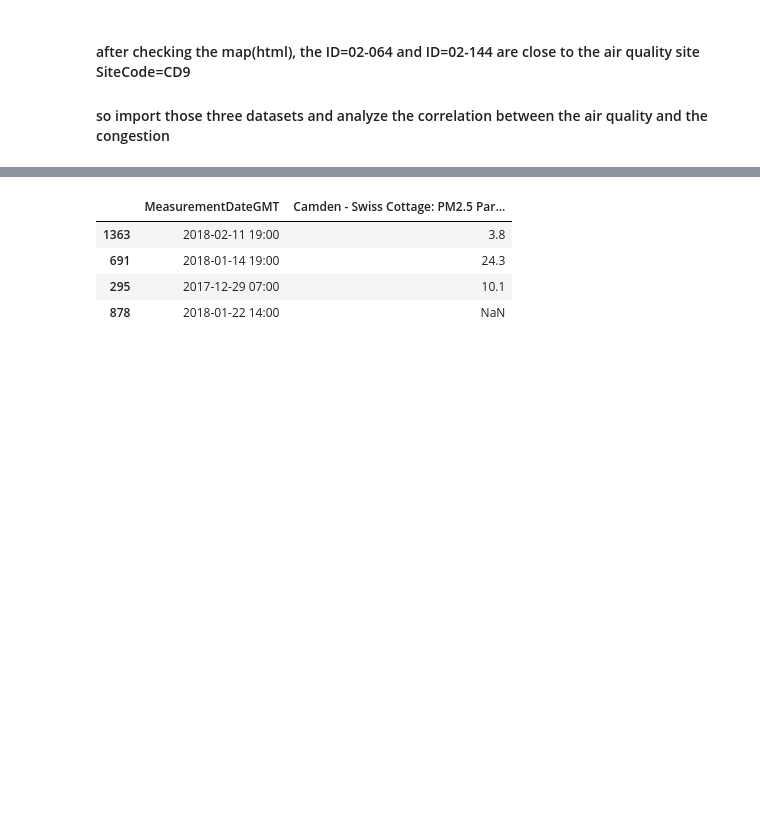
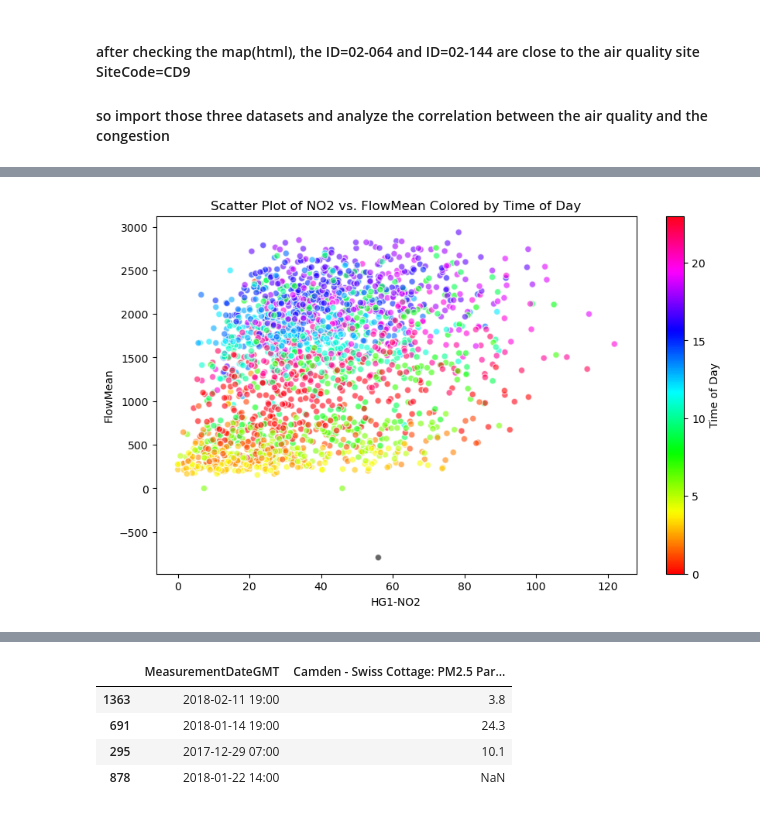
Before and after one commit to BohaoSuCC/2024CUSPLondonDataDive, a Jupyter notebook: 01_BasicCorrelationTest.ipynb, the cells around one changed output, grey strips where cells are left out. Saved outputs shown, nothing was run; the diff lists cells and outputs as text; code cells hidden in the pictures; blank space fills up the shorter version.

```diff
--- a/01_BasicCorrelationTest.ipynb
+++ b/01_BasicCorrelationTest.ipynb
@@ -17,3 +17,84 @@ import statsmodels.api as sm
 
 
 from scipy.stats import spearmanr, kendalltau
+# %%
+AQ_code = "HG1"
+Species_code = "NO2"
+CS_code = "31-027"
+
+url_AQ = f"Data/AirQuality/{Species_code}/{AQ_code}.csv"
+url_CS = f"Data/CongestionScoot/MergedCSVs/{CS_code}.csv"
+
+AQ_test = pd.read_csv(url_AQ)
+CS_test = pd.read_csv(url_CS)
+
+CS_test['DateTimeStr'] = CS_test['Date'] + ' ' + CS_test['Time']
+CS_test['MeasurementDateGMT'] = pd.to_datetime(CS_test['DateTimeStr'], format='%d-%b-%Y %H:%M')
+CS_test.drop(columns=['DateTimeStr'], inplace=True)
+AQ_test['MeasurementDateGMT'] = pd.to_datetime(AQ_test['MeasurementDateGMT'])
+CS_test['MeasurementDateGMT'] = pd.to_datetime(CS_test['MeasurementDateGMT'])
+AQCS_Merged = pd.merge(AQ_test, CS_test, on='MeasurementDateGMT', how='left')
+
+AQ_CS_test = AQCS_Merged.set_index('MeasurementDateGMT')
+
+# 要替换的新列名
+AQ_measure_colname = f"{AQ_code}-{Species_code}"
+
+# 遍历列名，替换包含":"的列名
+AQ_CS_test.columns = [AQ_measure_colname if ':' in col else col for col in AQ_CS_test.columns]
+
+# 对特定列进行样条插值
+AQ_CS_test[AQ_measure_colname] = AQ_CS_test[AQ_measure_colname].interpolate(method='spline', order=3)
+AQ_CS_test[AQ_measure_colname] = AQ_CS_test[AQ_measure_colname].clip(lower=0)
+AQ_CS_test['SatMean'] = AQ_CS_test['SatMean'].interpolate(method='spline', order=3)
+AQ_CS_test['FlowMean'] = AQ_CS_test['FlowMean'].interpolate(method='spline', order=3)
+
+X = AQ_CS_test[['SatMean', 'FlowMean']]
+y = AQ_CS_test[AQ_measure_colname]
+
+X = sm.add_constant(X)
+
+model = sm.OLS(y, X).fit()
+
+# 打印模型的摘要
+print(model.summary())
+
+corr_coefficient, p_value = pearsonr(AQ_CS_test[AQ_measure_colname], AQ_CS_test['FlowMean'])
+print(f'Pearson_Corr: {corr_coefficient}, p-value: {p_value}')
+
+#----------------------scatter plot----------------------
+AQ_CS_test['Hour'] = AQ_CS_test['Time'].str.split(':').str[0].astype(float)
+
+norm = colors.Normalize(vmin=0, vmax=23)
+
+# 接下来，创建一个颜色映射对象
+cmap = cm.ScalarMappable(norm=norm, cmap='hsv')
+
+plt.figure(figsize=(10, 6))
+plt.scatter(x= AQ_measure_colname,
+            y='FlowMean',
+            c=cmap.to_rgba(AQ_CS_test['Hour']),  # 使用颜色映射对象为数据点着色
+            data=AQ_CS_test,
+            alpha=0.6,
+            edgecolors='w')
+
+# 添加色带
+cbar = plt.colorbar(cmap)
+cbar.set_label('Time of Day')
+
+plt.xlabel(f'{AQ_measure_colname}')
+plt.ylabel('FlowMean')
+plt.title(f'Scatter Plot of {Species_code} vs. FlowMean Colored by Time of Day')
+plt.show()
+
+
+# calculate the Spearman correlation
+spearman_corr, spearman_p_value = spearmanr(AQ_CS_test[AQ_measure_colname],
+                                             AQ_CS_test['FlowMean'])
+print(f'Spearman Corr: {spearman_corr}, p-value: {spearman_p_value}')
+
+# calculate the Kendall correlation
+kendall_corr, kendall_p_value = kendalltau(AQ_CS_test[AQ_measure_colname],
+                                           AQ_CS_test['FlowMean'])
+print(f'Kendall Tau: {kendall_corr}, p-value: {kendall_p_value}')
+# %% [output]
@@ -19,0 +118 @@ from scipy.stats import spearmanr, kendalltau
+[figure, added]
```
Also changed, not shown: parts of 5 cells of this notebook.
